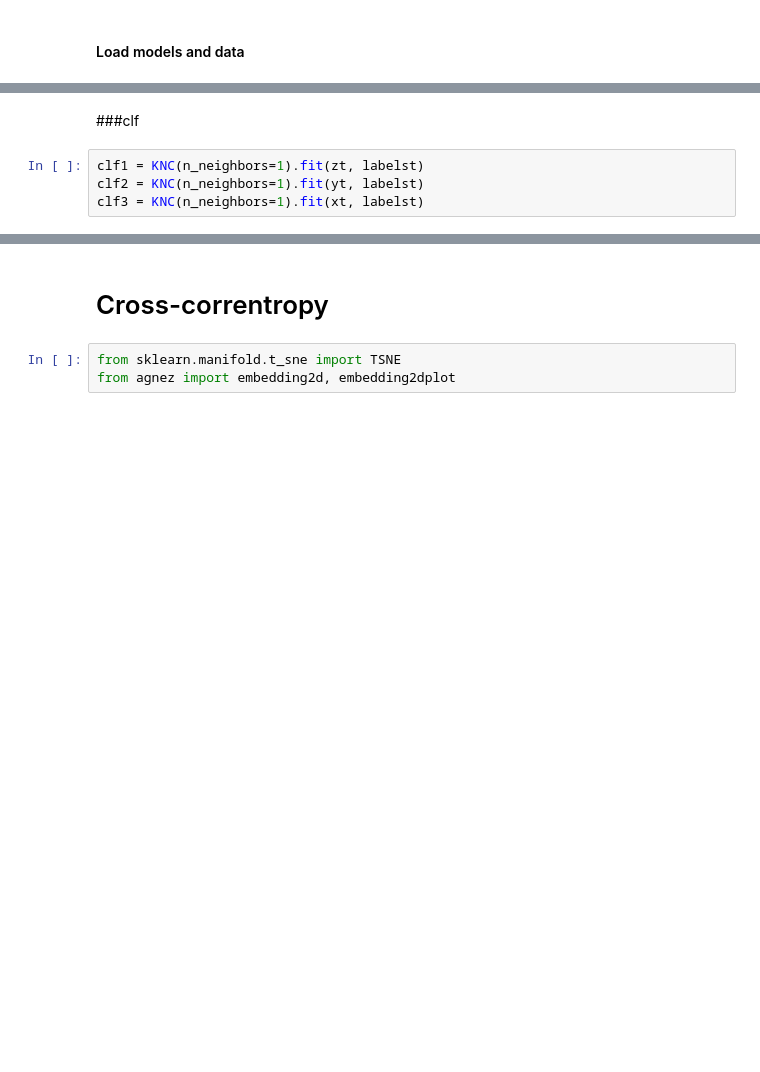
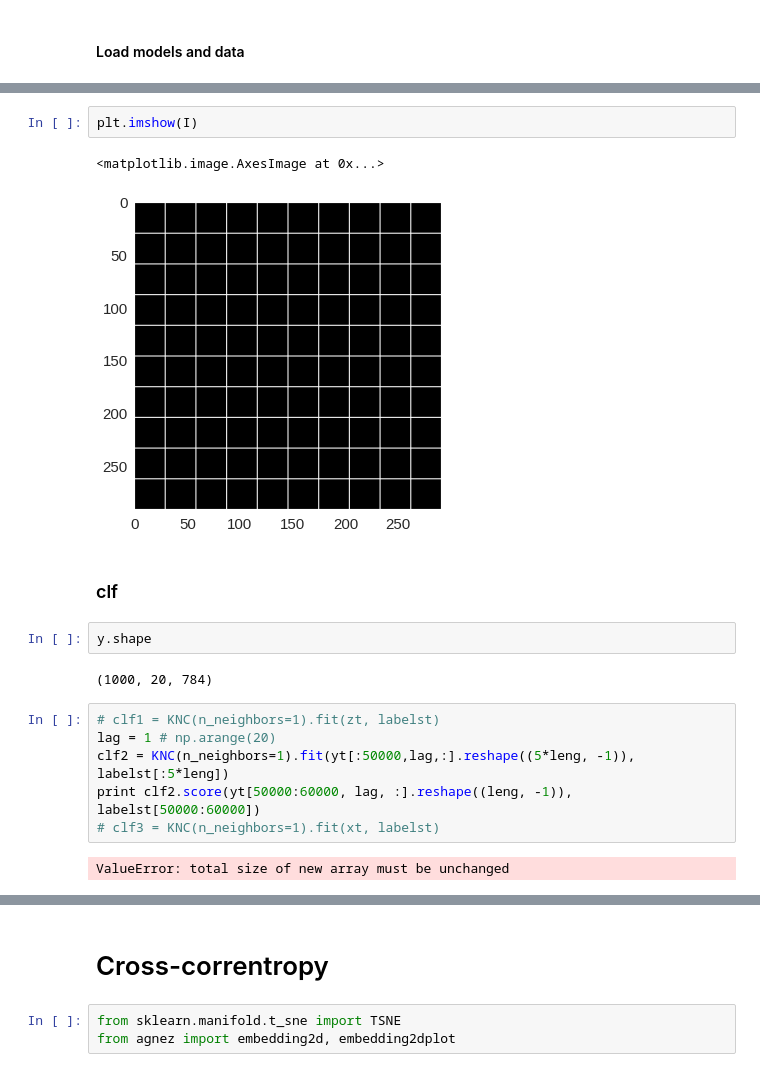
Before and after one commit to EderSantana/autocorrentropy, a Jupyter notebook: acf.ipynb, the cells around one changed output, grey strips where cells are left out. Drawn from its saved outputs; the diff is of its cells as text; blank space fills up the shorter version.

```diff
--- a/acf.ipynb
+++ b/acf.ipynb
@@ -195,6 +241,19 @@ labels = labels.astype('int')
+# %%
+plt.imshow(I)
+# %% [output]
+<matplotlib.image.AxesImage at 0x...>
+[figure, added]
 # %% [markdown]
-###clf
+### clf
+# %%
+y.shape
+# %% [output]
+(1000, 20, 784)
 # %%
-clf1 = KNC(n_neighbors=1).fit(zt, labelst)
-clf2 = KNC(n_neighbors=1).fit(yt, labelst)
-clf3 = KNC(n_neighbors=1).fit(xt, labelst)
+# clf1 = KNC(n_neighbors=1).fit(zt, labelst)
+lag = 1 # np.arange(20)
+clf2 = KNC(n_neighbors=1).fit(yt[:50000,lag,:].reshape((5*leng, -1)), labelst[:5*leng])
+print clf2.score(yt[50000:60000, lag, :].reshape((leng, -1)), labelst[50000:60000])
+# clf3 = KNC(n_neighbors=1).fit(xt, labelst)
+# %% [output]
+ValueError: total size of new array must be unchanged
```
Also changed, not shown: parts of 29 cells of this notebook, 1 other file.
